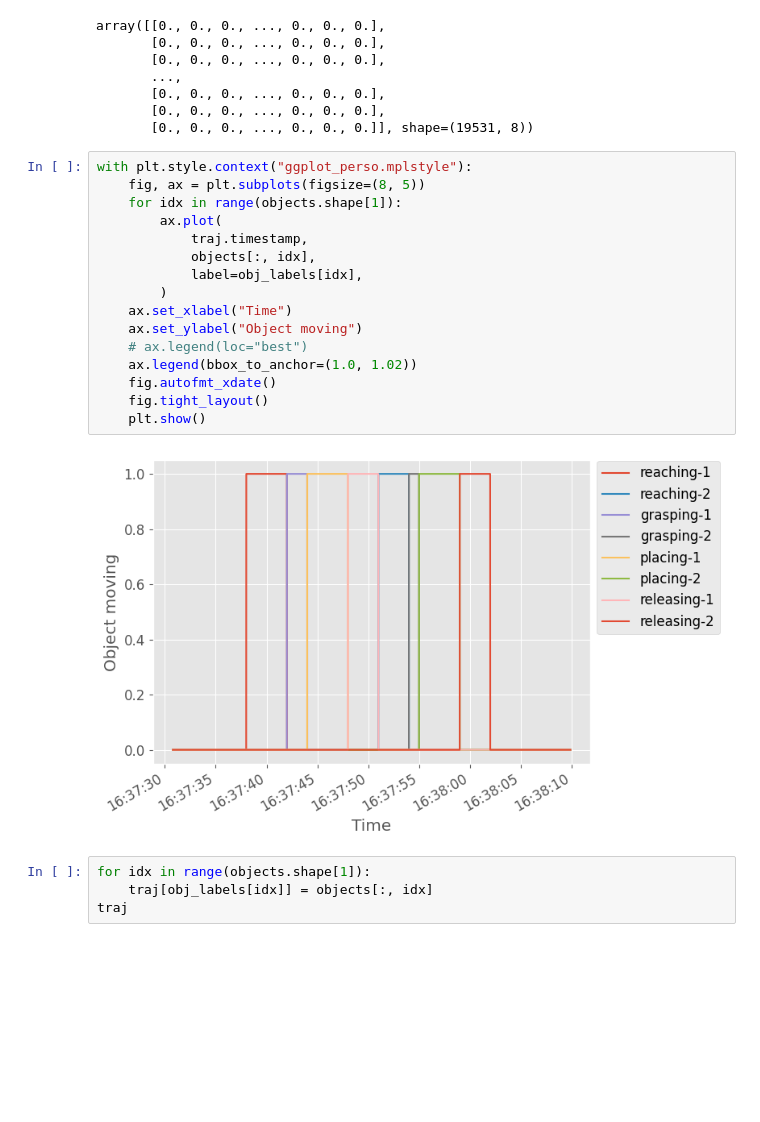
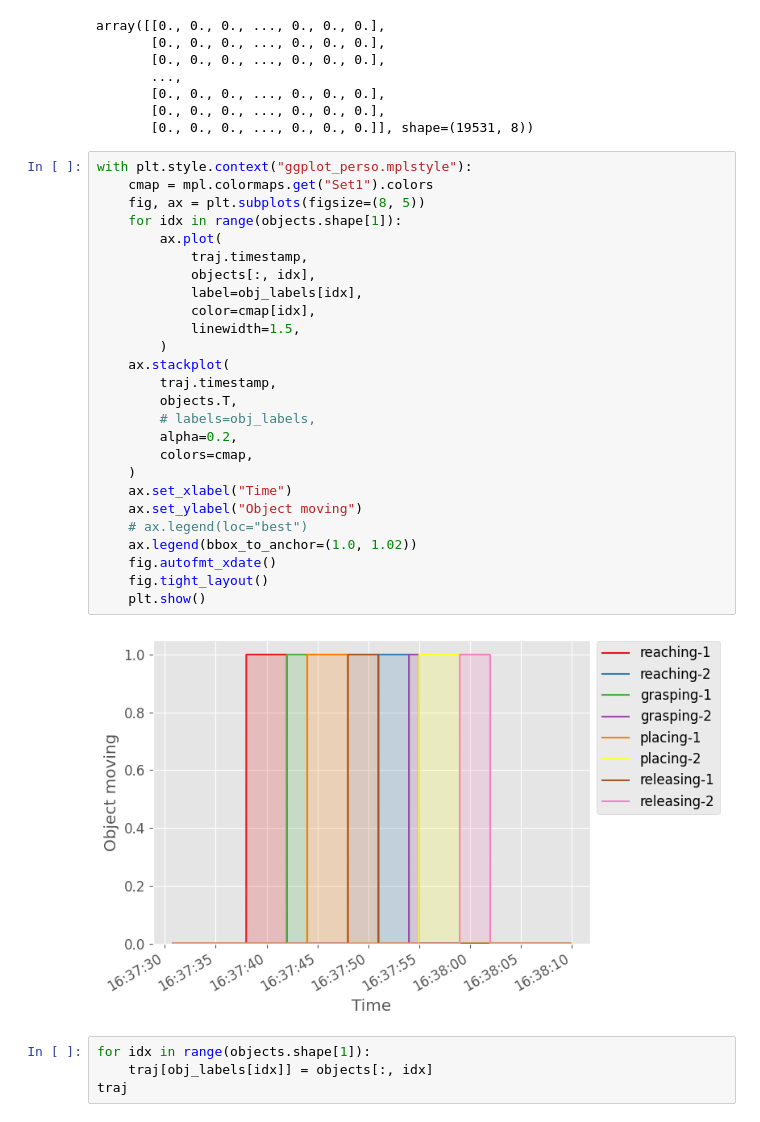
Before and after one commit to kir0ul/sdl, a Jupyter notebook: skills-segm-lib.ipynb, the cells around one changed output. Saved outputs shown, nothing was run; the diff lists cells and outputs as text; blank space fills up the shorter version.

Commit message:
wip: full experiment + improve activations plot

```diff
--- a/skills-segm-lib.ipynb
+++ b/skills-segm-lib.ipynb
@@ -242,22 +242,32 @@ array([[0., 0., 0., ..., 0., 0., 0.],
        [0., 0., 0., ..., 0., 0., 0.]], shape=(19531, 8))
 # %%
 with plt.style.context("ggplot_perso.mplstyle"):
+    cmap = mpl.colormaps.get("Set1").colors
     fig, ax = plt.subplots(figsize=(8, 5))
     for idx in range(objects.shape[1]):
         ax.plot(
             traj.timestamp,
             objects[:, idx],
             label=obj_labels[idx],
+            color=cmap[idx],
+            linewidth=1.5,
         )
+    ax.stackplot(
+        traj.timestamp,
+        objects.T,
+        # labels=obj_labels,
+        alpha=0.2,
+        colors=cmap,
+    )
     ax.set_xlabel("Time")
     ax.set_ylabel("Object moving")
     # ax.legend(loc="best")
     ax.legend(bbox_to_anchor=(1.0, 1.02))
     fig.autofmt_xdate()
     fig.tight_layout()
     plt.show()
 # %% [output]
-[figure, old version]
+[figure, new version]
 # %%
 for idx in range(objects.shape[1]):
     traj[obj_labels[idx]] = objects[:, idx]
```
Also changed, not shown: parts of 1 cell of this notebook, 1 other file.
